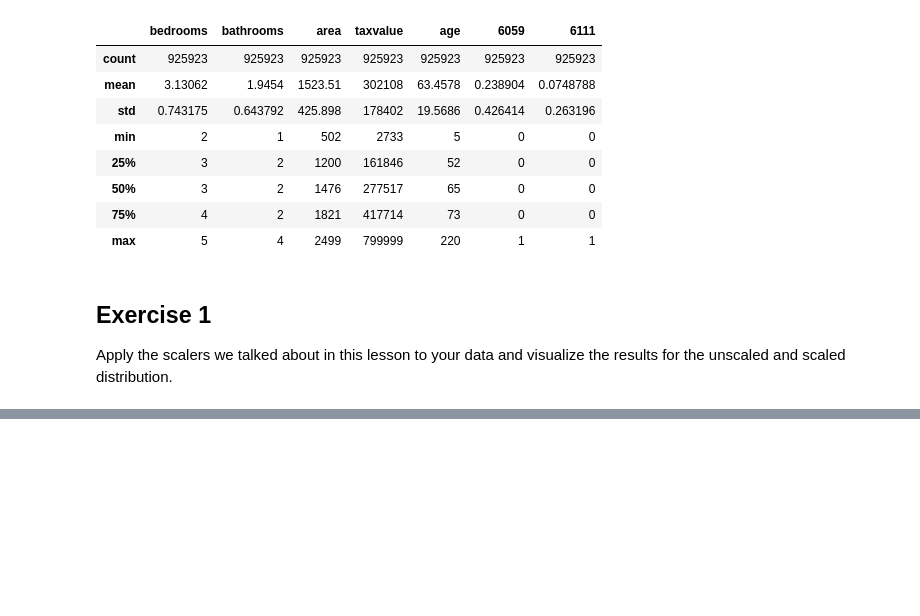
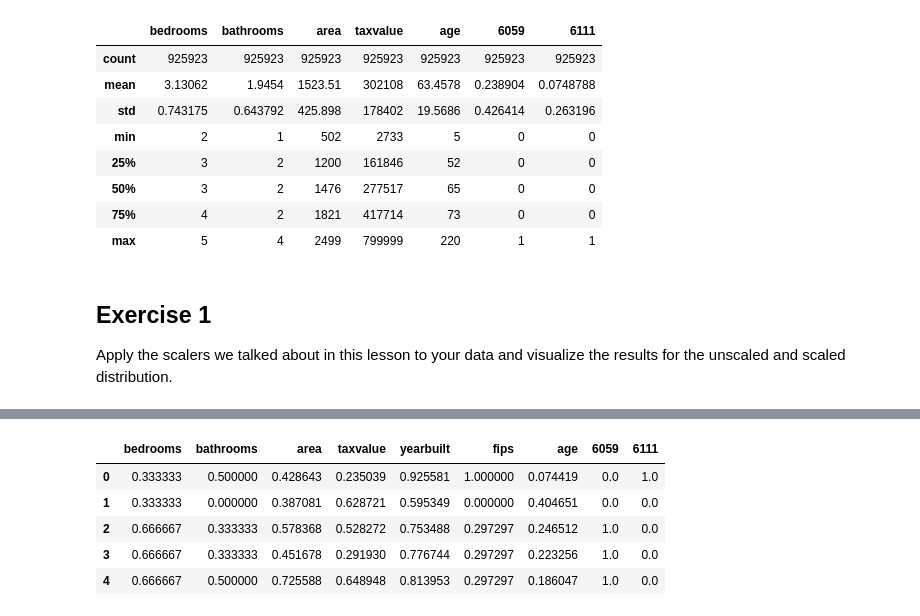
Before and after one commit to lainslie-18/regression-exercises, a Jupyter notebook: scaling.ipynb, the cells around one changed output, grey strips where cells are left out. Drawn from its saved outputs; the diff is of its cells as text; code cells hidden in the pictures; blank space fills up the shorter version.

```diff
--- a/scaling.ipynb
+++ b/scaling.ipynb
@@ -183,0 +167,10 @@ NameError: name 'df' is not defined
+# %%
+# check first few rows of train_scaled
+train_scaled.head()
+# %% [output]
+|  | bedrooms | bathrooms | area | taxvalue | yearbuilt | fips | age | 6059 | 6111 |
+| 0 | 0.333333 | 0.500000 | 0.428643 | 0.235039 | 0.925581 | 1.000000 | 0.074419 | 0.0 | 1.0 |
+| 1 | 0.333333 | 0.000000 | 0.387081 | 0.628721 | 0.595349 | 0.000000 | 0.404651 | 0.0 | 0.0 |
+| 2 | 0.666667 | 0.333333 | 0.578368 | 0.528272 | 0.753488 | 0.297297 | 0.246512 | 1.0 | 0.0 |
+| 3 | 0.666667 | 0.333333 | 0.451678 | 0.291930 | 0.776744 | 0.297297 | 0.223256 | 1.0 | 0.0 |
+| 4 | 0.666667 | 0.500000 | 0.725588 | 0.648948 | 0.813953 | 0.297297 | 0.186047 | 1.0 | 0.0 |
```
Also changed, not shown: parts of 10 cells of this notebook, 5 other files.
